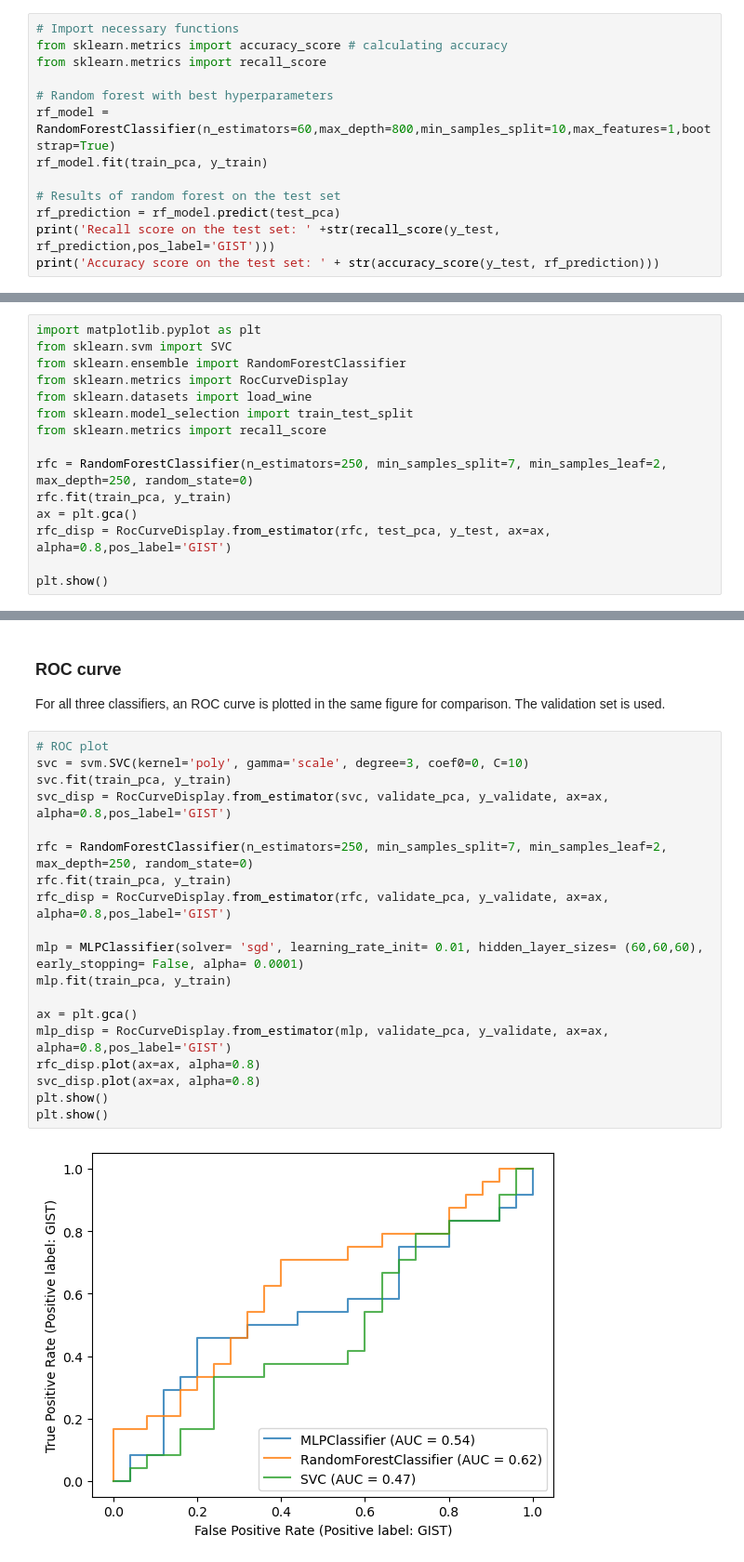
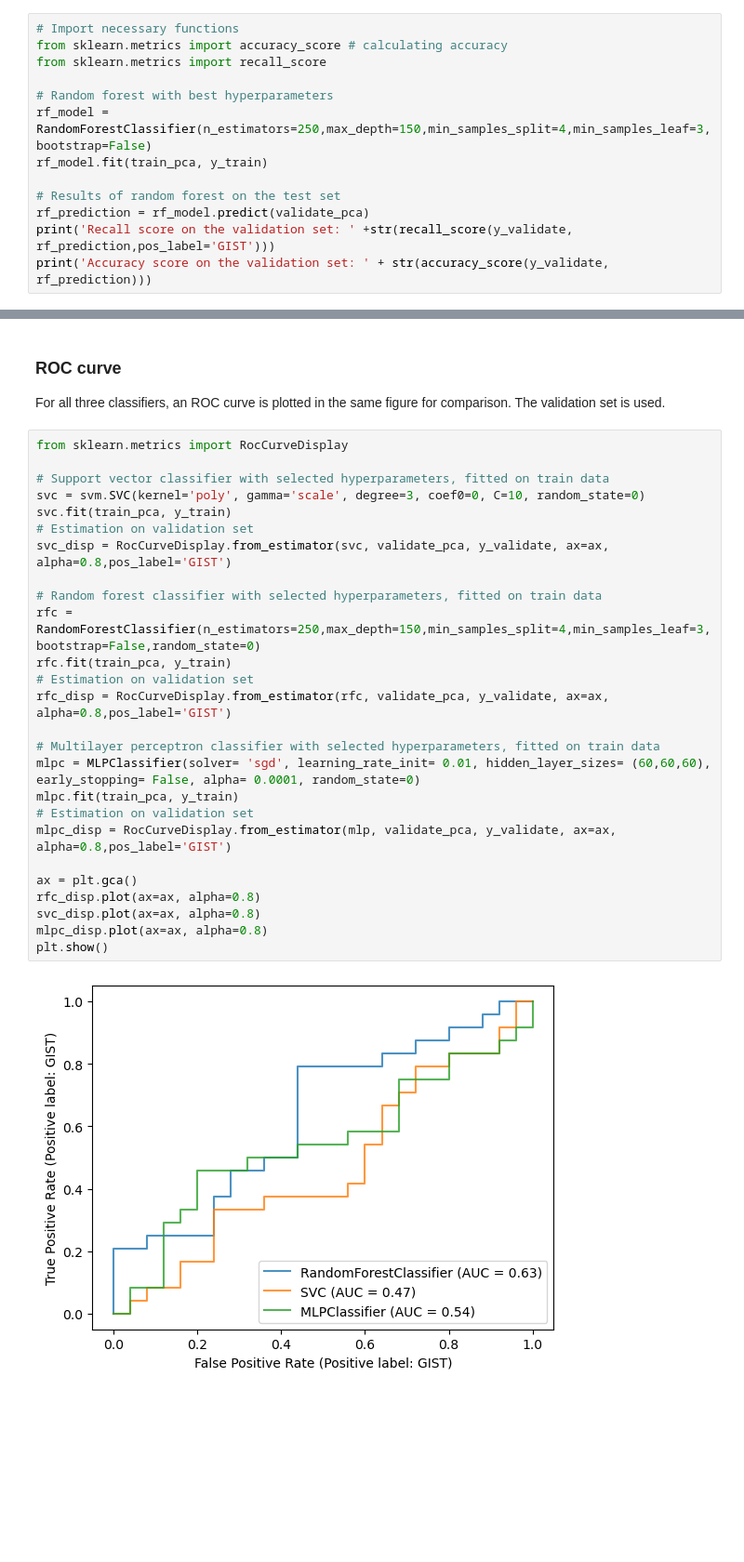
Before and after one commit to ecmbuijsman/TM10007_ML, a Jupyter notebook: assignment.ipynb, the cells around one changed output, grey strips where cells are left out. Shown: that part at 93% size. Drawn from its saved outputs; the diff is of its cells as text; blank space fills up the shorter version.

Commit message:
new random forest

```diff
--- a/assignment.ipynb
+++ b/assignment.ipynb
@@ -255,11 +268,11 @@ from sklearn.metrics import accuracy_score # calculating accuracy
 from sklearn.metrics import recall_score
 
 # Random forest with best hyperparameters
-rf_model = RandomForestClassifier(n_estimators=60,max_depth=800,min_samples_split=10,max_features=1,bootstrap=True)
+rf_model = RandomForestClassifier(n_estimators=250,max_depth=150,min_samples_split=4,min_samples_leaf=3,bootstrap=False)
 rf_model.fit(train_pca, y_train)
 
 # Results of random forest on the test set
-rf_prediction = rf_model.predict(test_pca)
-print('Recall score on the test set: ' +str(recall_score(y_test, rf_prediction,pos_label='GIST')))
-print('Accuracy score on the test set: ' + str(accuracy_score(y_test, rf_prediction)))
+rf_prediction = rf_model.predict(validate_pca)
+print('Recall score on the validation set: ' +str(recall_score(y_validate, rf_prediction,pos_label='GIST')))
+print('Accuracy score on the validation set: ' + str(accuracy_score(y_validate, rf_prediction)))
 # %% [output]
@@ -268,15 +280,0 @@ Accuracy score on the test set: 0.58
-# %%
-import matplotlib.pyplot as plt
-from sklearn.svm import SVC
-from sklearn.ensemble import RandomForestClassifier
-from sklearn.metrics import RocCurveDisplay
-from sklearn.datasets import load_wine
-from sklearn.model_selection import train_test_split
-from sklearn.metrics import recall_score
-
-rfc = RandomForestClassifier(n_estimators=250, min_samples_split=7, min_samples_leaf=2, max_depth=250, random_state=0)
-rfc.fit(train_pca, y_train)
-ax = plt.gca()
-rfc_disp = RocCurveDisplay.from_estimator(rfc, test_pca, y_test, ax=ax, alpha=0.8,pos_label='GIST')
-
-plt.show()
@@ -363,23 +359,30 @@ print("Confusion matrix:",metrics.confusion_matrix(y_test,pca_tune_prediction))
 ### ROC curve
 For all three classifiers, an ROC curve is plotted in the same figure for comparison. The validation set is used.
 # %%
-# ROC plot
-svc = svm.SVC(kernel='poly', gamma='scale', degree=3, coef0=0, C=10)
+from sklearn.metrics import RocCurveDisplay
+
+# Support vector classifier with selected hyperparameters, fitted on train data
+svc = svm.SVC(kernel='poly', gamma='scale', degree=3, coef0=0, C=10, random_state=0)
 svc.fit(train_pca, y_train)
+# Estimation on validation set
 svc_disp = RocCurveDisplay.from_estimator(svc, validate_pca, y_validate, ax=ax, alpha=0.8,pos_label='GIST')
 
-rfc = RandomForestClassifier(n_estimators=250, min_samples_split=7, min_samples_leaf=2, max_depth=250, random_state=0)
+# Random forest classifier with selected hyperparameters, fitted on train data
+rfc = RandomForestClassifier(n_estimators=250,max_depth=150,min_samples_split=4,min_samples_leaf=3,bootstrap=False,random_state=0)
 rfc.fit(train_pca, y_train)
+# Estimation on validation set
 rfc_disp = RocCurveDisplay.from_estimator(rfc, validate_pca, y_validate, ax=ax, alpha=0.8,pos_label='GIST')
 
-mlp = MLPClassifier(solver= 'sgd', learning_rate_init= 0.01, hidden_layer_sizes= (60,60,60), early_stopping= False, alpha= 0.0001)
-mlp.fit(train_pca, y_train)
+# Multilayer perceptron classifier with selected hyperparameters, fitted on train data
+mlpc = MLPClassifier(solver= 'sgd', learning_rate_init= 0.01, hidden_layer_sizes= (60,60,60), early_stopping= False, alpha= 0.0001, random_state=0)
+mlpc.fit(train_pca, y_train)
+# Estimation on validation set
+mlpc_disp = RocCurveDisplay.from_estimator(mlp, validate_pca, y_validate, ax=ax, alpha=0.8,pos_label='GIST')
 
 ax = plt.gca()
-mlp_disp = RocCurveDisplay.from_estimator(mlp, validate_pca, y_validate, ax=ax, alpha=0.8,pos_label='GIST')
 rfc_disp.plot(ax=ax, alpha=0.8)
 svc_disp.plot(ax=ax, alpha=0.8)
+mlpc_disp.plot(ax=ax, alpha=0.8)
 plt.show()
-plt.show()
 # %% [output]
-[figure, old version]
+[figure, new version]
```
Also changed, not shown: parts of 4 cells of this notebook.
